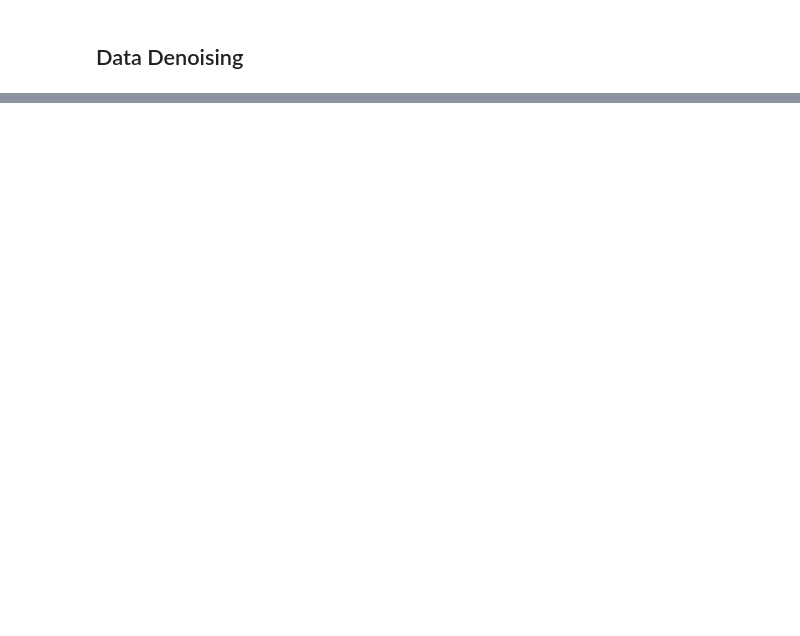
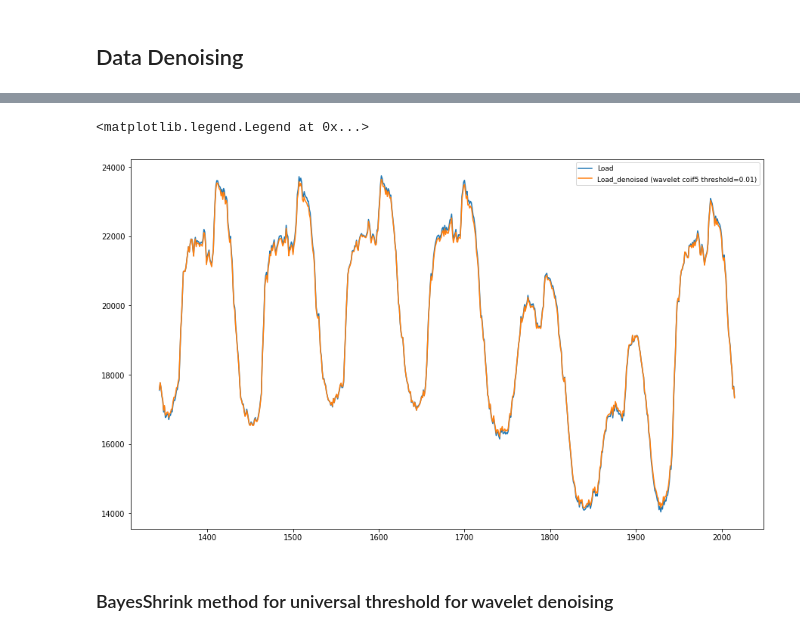
Before and after one commit to BleakHeart/Report-2, a Jupyter notebook: src/PSF_forecasting.ipynb, the cells around one changed output, grey strips where cells are left out. Cells and saved outputs as stored; diff of their text form; code cells hidden in the pictures; blank space fills up the shorter version.

```diff
--- a/src/PSF_forecasting.ipynb
+++ b/src/PSF_forecasting.ipynb
@@ -295,0 +327,11 @@ dfs[i][mask]
+# %%
+plt.figure(figsize=(15, 9))
+
+plt.plot(Electric.Load[96*7*2:96*7*3], label='Load')
+plt.plot(Electric.Load_denoised[96*7*2:96*7*3], label=f'Load_denoised (wavelet {wave} threshold={threshold})')
+plt.legend()
+# %% [output]
+<matplotlib.legend.Legend at 0x...>
+[figure, added]
+# %% [markdown]
+### BayesShrink method for universal threshold for wavelet denoising
```
Also changed, not shown: parts of 43 cells of this notebook, 16 other files.
